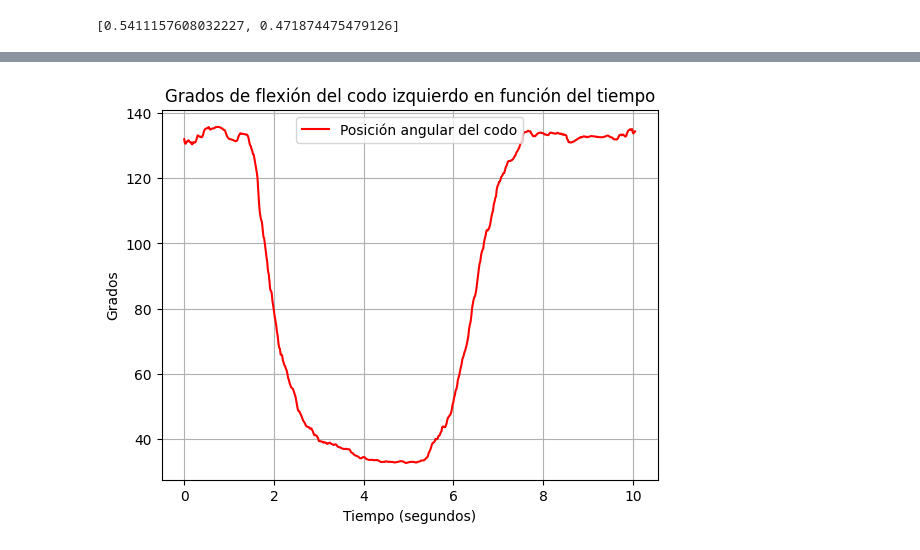
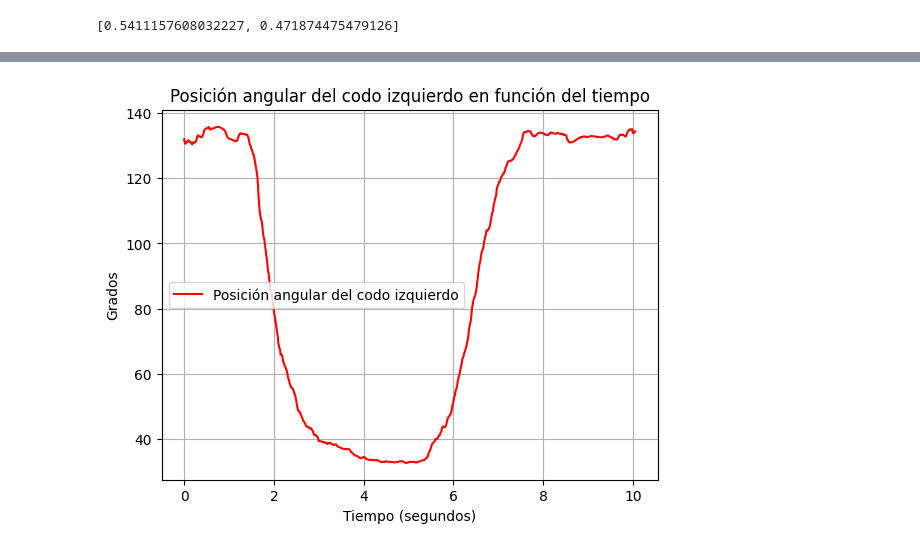
Before and after one commit to ovapichi/pose, a Jupyter notebook: mediapipe.ipynb, the cells around one changed output, grey strips where cells are left out. Cells and saved outputs as stored; diff of their text form; code cells hidden in the pictures.

```diff
--- a/mediapipe.ipynb
+++ b/mediapipe.ipynb
@@ -240,6 +211,10 @@ import mediapipe as mp
 import numpy as np
 import sys
 
+punto1=[]
+punto2=[]
+punto3=[]
+punto=[]
 
 
 mp_drawing = mp.solutions.drawing_utils
@@ -260,7 +235,7 @@ fps = int(cap.get(cv2.CAP_PROP_FPS))
 
 # Crear un VideoWriter para escribir el video procesado
 
-#out = cv2.VideoWriter('video testigo.mp4', cv2.VideoWriter_fourcc(*'mp4v'), fps, (frame_width, frame_height))
+out = cv2.VideoWriter('video testigo.mp4', cv2.VideoWriter_fourcc(*'mp4v'), fps, (frame_width, frame_height))
 
 while cap.isOpened():
     ret, image = cap.read()
@@ -279,11 +254,11 @@ while cap.isOpened():
     #cv2_imshow(image)
 
     #dibuja sobre la imagen
-   # mp_drawing.draw_landmarks(
-   #     image, results.pose_landmarks, mp_pose.POSE_CONNECTIONS)
+    mp_drawing.draw_landmarks(
+        image, results.pose_landmarks, mp_pose.POSE_CONNECTIONS)
 
     #graba el frame en el video output
-    #out.write(image)
+    out.write(image)
 
     #ver frames con anotaciones
     #cv2_imshow(image)
@@ -356,8 +329,12 @@ def calcular_angulo(p1, p2, p3):
     angulo_grados = angulo_grados % 360
 
     return angulo_grados
+
 # Ejemplo de uso con tres puntos
 '''punto1 = (1, 1)
 punto2 = (2, 2)
-punto3 = (3, 1)'''
+punto3 = (3, 1)
+
+angulo = calcular_angulo(punto1, punto2, punto3)
+print("Ángulo formado por los puntos:", angulo)'''
 # %% [output]
@@ -371,8 +348,9 @@ lista_angulos=[]
 largo=len(punto1)
 
 for i in range(largo):
-  angulo = calcular_angulo(punto3[i], punto2[i], punto1[i])
+  angulo = calcular_angulo(punto1[i], punto2[i], punto3[i])
   #print("Ángulo formado por los puntos:", angulo)
-  lista_angulos.append(angulo)
+  #hay que tener en cuenta si el angulo se mide en sentido anti horario o sentido horario
+  lista_angulos.append((angulo-360)*-1)
 
 lista_angulos
@@ -379,32 +375,32 @@ lista_angulos
 # %%
 #graficar los puntos obtenidos
 import matplotlib.pyplot as plt
 
 # Lista de coordenadas x e y
 coordenadas = lista_angulos
 
 # Crear listas separadas para coordenadas x e y
 #coordenadas_x = [coord[0] for coord in coordenadas]
 #coordenadas_y = [coord[1] for coord in coordenadas]
 
 # Calcular el tiempo correspondiente a cada frame
 tiempo_por_frame = 1 / 60  # 30/60/120/240 fps
 tiempo = [i * tiempo_por_frame for i in range(len(coordenadas))]
 
 # Graficar posición del talón derecho en función del tiempo
 #plt.plot(tiempo, coordenadas_x, label='Posición X del talón derecho', color='blue')
-plt.plot(tiempo, coordenadas, label='Posición angular del codo', color='red')
+plt.plot(tiempo, coordenadas, label='Posición angular del codo izquierdo', color='red')
 
 # Etiquetas de los ejes y título
 plt.xlabel('Tiempo (segundos)')
 plt.ylabel('Grados')
-plt.title('Grados de flexión del codo izquierdo en función del tiempo')
+plt.title('Posición angular del codo izquierdo en función del tiempo')
 
 # Mostrar leyenda
 plt.legend()
 
 # Mostrar la gráfica
 plt.grid(True)
 plt.show()
 # %% [output]
-[figure, old version]
+[figure, new version]
```
Also changed, not shown: parts of 7 cells of this notebook.
